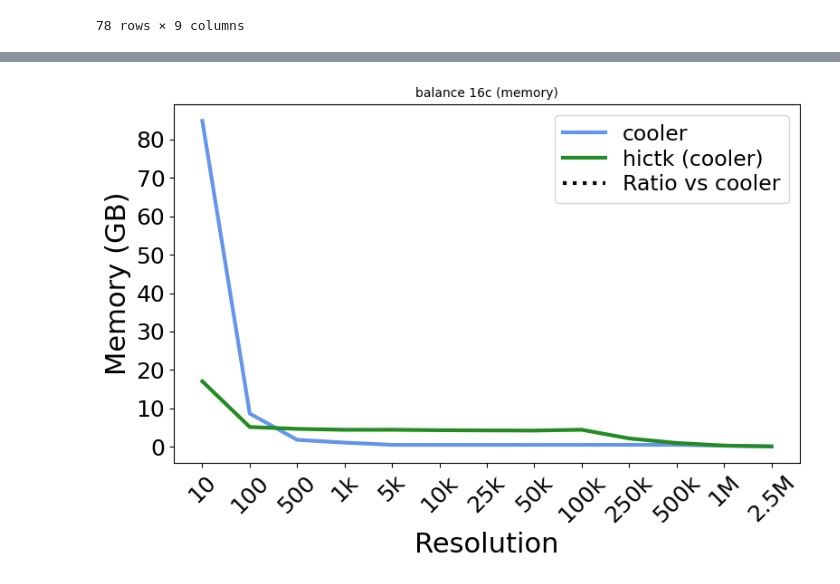
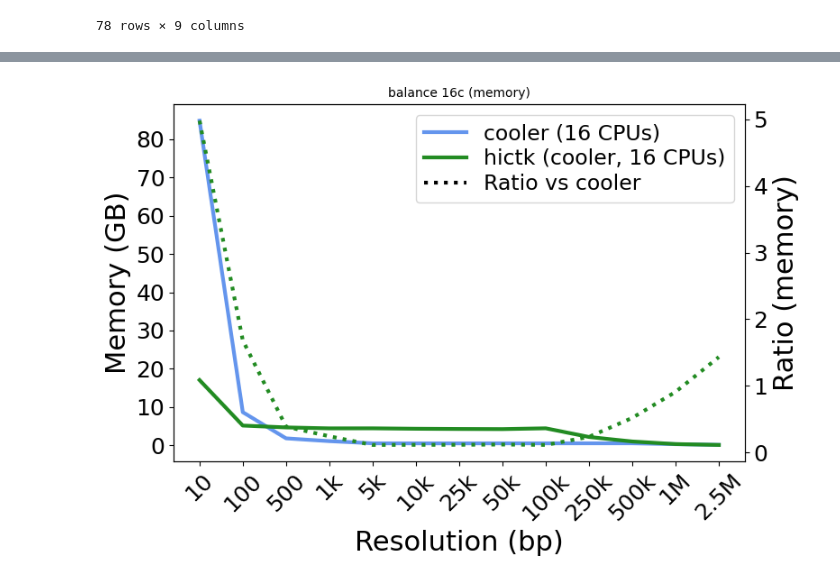
Before and after one commit to paulsengroup/2023-hictk-paper, a Jupyter notebook: bin/plotting/plot_balance_16c_benchmarks.ipynb, the cells around one changed output, grey strips where cells are left out. Saved outputs shown, nothing was run; the diff lists cells and outputs as text; code cells hidden in the pictures.

```diff
--- a/bin/plotting/plot_balance_16c_benchmarks.ipynb
+++ b/bin/plotting/plot_balance_16c_benchmarks.ipynb
@@ -129,40 +131,49 @@ fig.savefig("/tmp/balance_16c_runtime.svg")
 # %%
-fig, ax = plt.subplots(1, 1, figsize=(8, 5.5))
-
+fig, ax1 = plt.subplots(1, 1, figsize=(8, 5.5))
+ax2 = ax1.twinx()
 
 sns.lineplot(
     df,
     x="resolution_pretty",
     y="memory_gb",
     hue="tool",
     palette=color_palette,
     estimator="median",
     err_style="bars",
     errorbar=("se", 2),
-    ax=ax,
+    ax=ax1,
     linewidth=3,
     seed=123456,
     legend=False,
 )
 
-ax.set(title="balance 16c (memory)", ylabel="Memory (GB)", xlabel="Resolution")
+ax2.plot(
+    list(range(df["resolution"].nunique())),
+    cooler_memory / hictk_cooler_memory,
+    linestyle="dotted",
+    color=color_palette[1],
+    linewidth=3,
+)
 
-ax.tick_params(axis="x", rotation=45)
+ax1.set(title="balance 16c (memory)", ylabel="Memory (GB)", xlabel="Resolution (bp)")
 
-ax.legend(
+ax1.tick_params(axis="x", rotation=45)
+ax2.set(ylabel="Ratio (memory)")
+
+ax1.legend(
     handles=[
-        Line2D([0], [0], color=color_palette[0], lw=3, label="cooler"),
-        Line2D([0], [0], color=color_palette[1], lw=3, label="hictk (cooler)"),
+        Line2D([0], [0], color=color_palette[0], lw=3, label="cooler (16 CPUs)"),
+        Line2D([0], [0], color=color_palette[1], lw=3, label="hictk (cooler, 16 CPUs)"),
         Line2D([0], [0], color="black", linestyle="dotted", lw=3, label="Ratio vs cooler"),
     ],
     labelspacing=0.2,
 )
 
 loc = plticker.MultipleLocator(base=10)
-ax.yaxis.set_major_locator(loc)
+ax1.yaxis.set_major_locator(loc)
 
 fig.tight_layout()
 fig.savefig("/tmp/balance_16c_memory.png", dpi=600)
 fig.savefig("/tmp/balance_16c_memory.svg")
 # %% [output]
-[figure, old version]
+[figure, new version]
```
Also changed, not shown: parts of 2 cells of this notebook, 7 other files.
